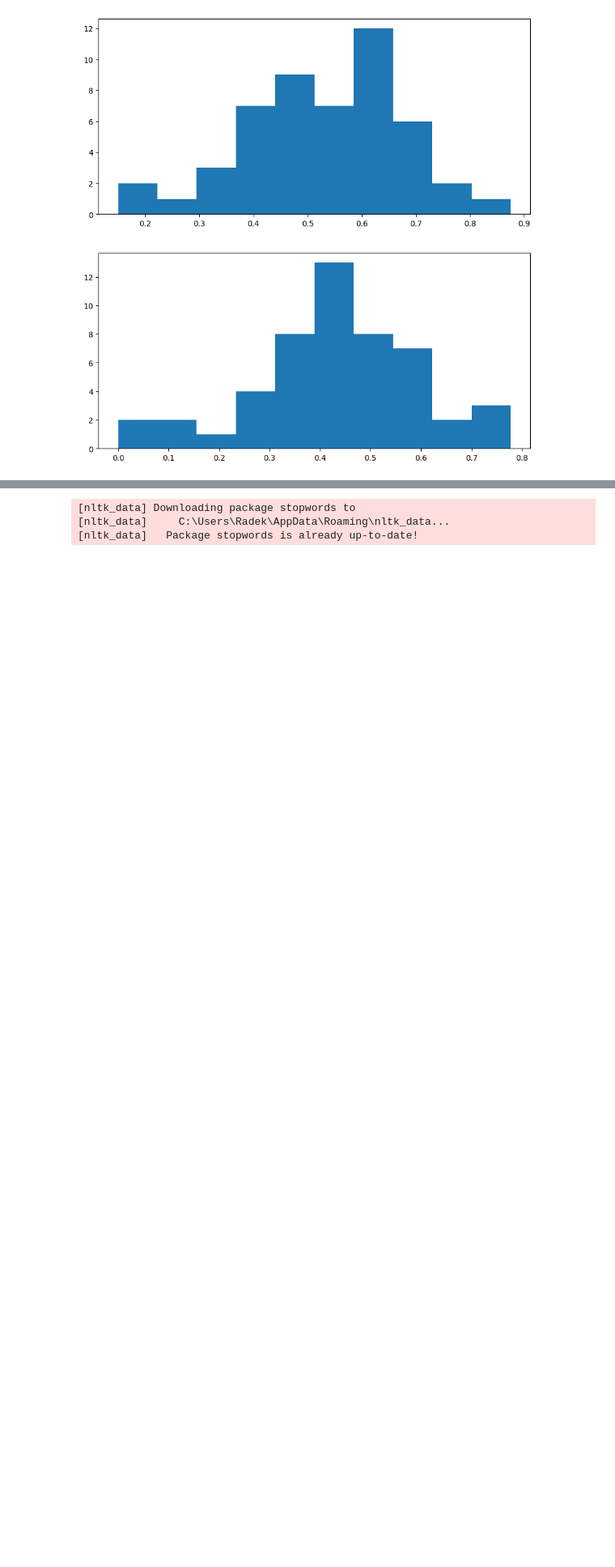
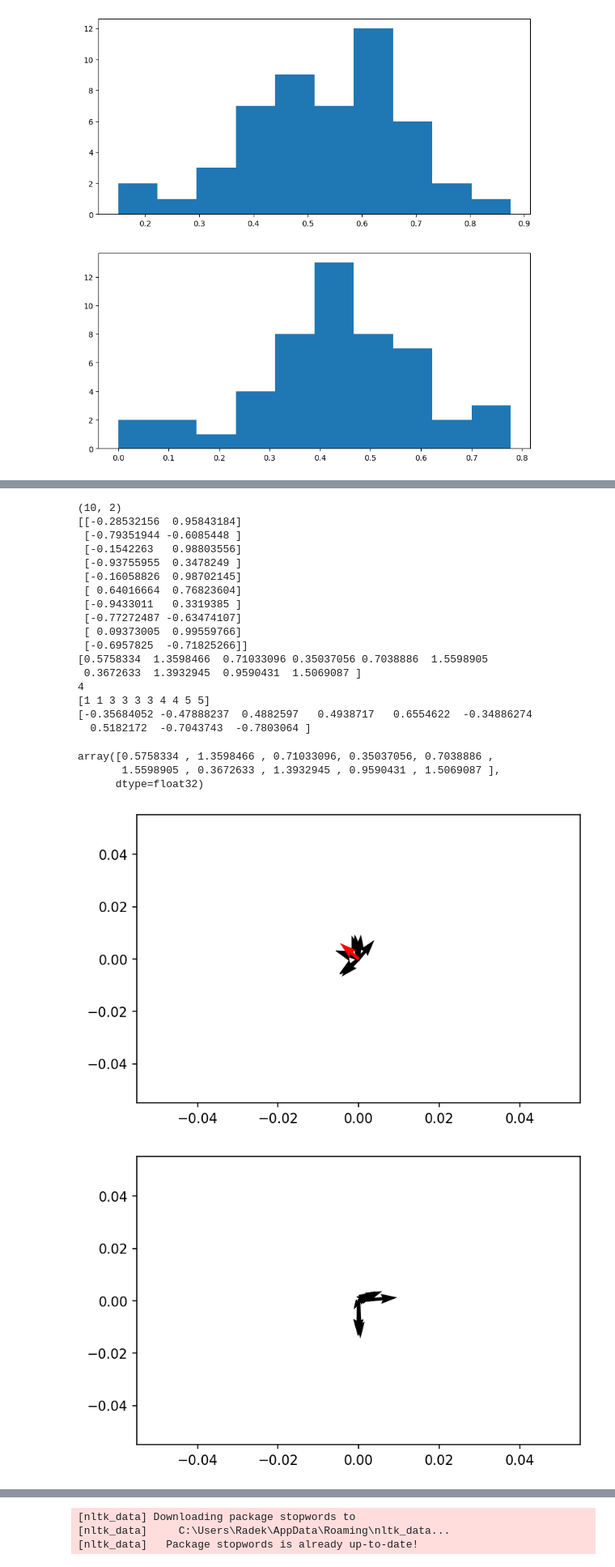
Before and after one commit to radkoder/Text-Segmentation, a Jupyter notebook: src/playground.ipynb, the cells around one changed output, grey strips where cells are left out. Shown at 81% size. Drawn from its saved outputs; the diff is of its cells as text; code cells hidden in the pictures; blank space fills up the shorter version.

```diff
--- a/src/playground.ipynb
+++ b/src/playground.ipynb
@@ -601,0 +608,61 @@ Minimal mean: 0.3250297279292453 std:0.15649036579681438 for params: {'whiten':
+# %%
+import matplotlib as mpl
+from datasets import EmbeddedDataset
+from sklearn.model_selection import ParameterGrid
+import numpy as np
+from datasets import EmbeddedDataset
+from algorithms import block_comparison
+from evaluation import evaluate_segmenter
+import matplotlib.pyplot as plt
+mpl.rcParams['figure.dpi'] = 150
+with EmbeddedDataset('wiki_segments.npz') as ds:
+    seg,emb = ds.get_file('data/6540154')
+emb.shape
+origin = np.zeros((2,len(emb)+1))
+a = emb[:,0:2]
+print(a.shape)
+
+a /= np.sqrt(np.einsum('...i,...i', a,a))[:,np.newaxis]
+s = np.sum(a,0)
+s /= np.sqrt(s.dot(s.T))
+print(a)
+plt.quiver(*np.zeros((2,len(a))),a[:,0],a[:,1])
+plt.quiver(0,0,*s,color='red')
+plt.figure()
+coss = np.arccos(np.array([(i.dot(s.T))/np.sqrt(i.dot(i)*s.dot(s)) for i in a]))
+print(coss)
+print((coss>1).sum())
+print(seg)
+a = a-s
+v = emb[:,0:2]
+sc = np.array([v[i].dot(v[i+1]) for i in range(len(v)-1)])
+print(sc)
+plt.quiver(*np.zeros((2,len(a))),a[:,0],a[:,1])
+def angle_deviations(a):
+    s = np.sum(a,0)
+    s /= np.sqrt(s.dot(s.T))
+    return np.arccos(np.array([(i.dot(s.T))/np.sqrt(i.dot(i)*s.dot(s)) for i in a]))
+angle_deviations(v)
+# %% [output]
+(10, 2)
+[[-0.28532156  0.95843184]
+ [-0.79351944 -0.6085448 ]
+ [-0.1542263   0.98803556]
+ [-0.93755955  0.3478249 ]
+ [-0.16058826  0.98702145]
+ [ 0.64016664  0.76823604]
+ [-0.9433011   0.3319385 ]
+ [-0.77272487 -0.63474107]
+ [ 0.09373005  0.99559766]
+ [-0.6957825  -0.71825266]]
+[0.5758334  1.3598466  0.71033096 0.35037056 0.7038886  1.5598905
+ 0.3672633  1.3932945  0.9590431  1.5069087 ]
+4
+[1 1 3 3 3 3 4 4 5 5]
+[-0.35684052 -0.47888237  0.4882597   0.4938717   0.6554622  -0.34886274
+  0.5182172  -0.7043743  -0.7803064 ]
+array([0.5758334 , 1.3598466 , 0.71033096, 0.35037056, 0.7038886 ,
+       1.5598905 , 0.3672633 , 1.3932945 , 0.9590431 , 1.5069087 ],
+      dtype=float32)
+[figure, added]
+[figure, added]
```
Also changed, not shown: parts of 6 cells of this notebook, 5 other files.
